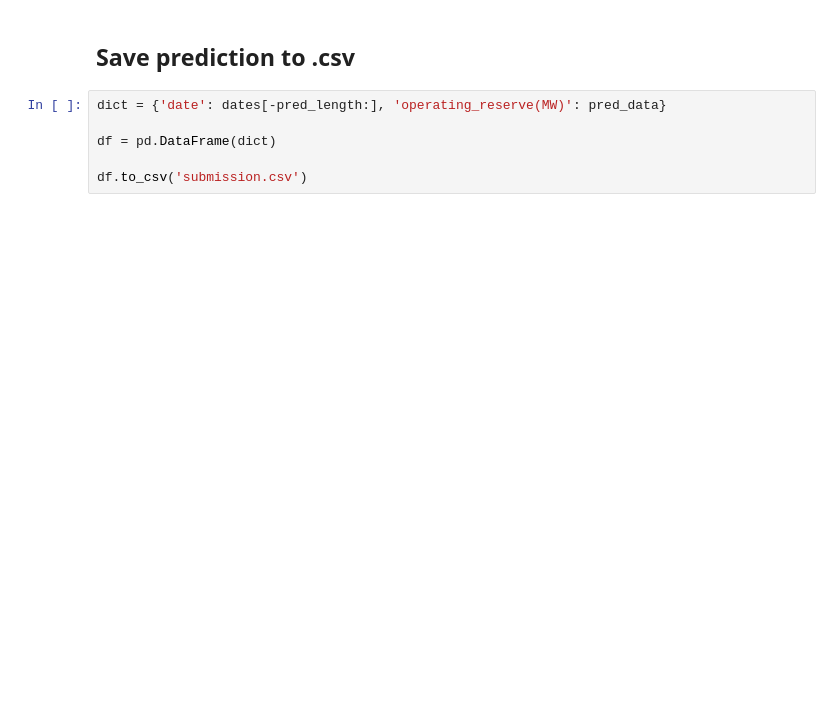
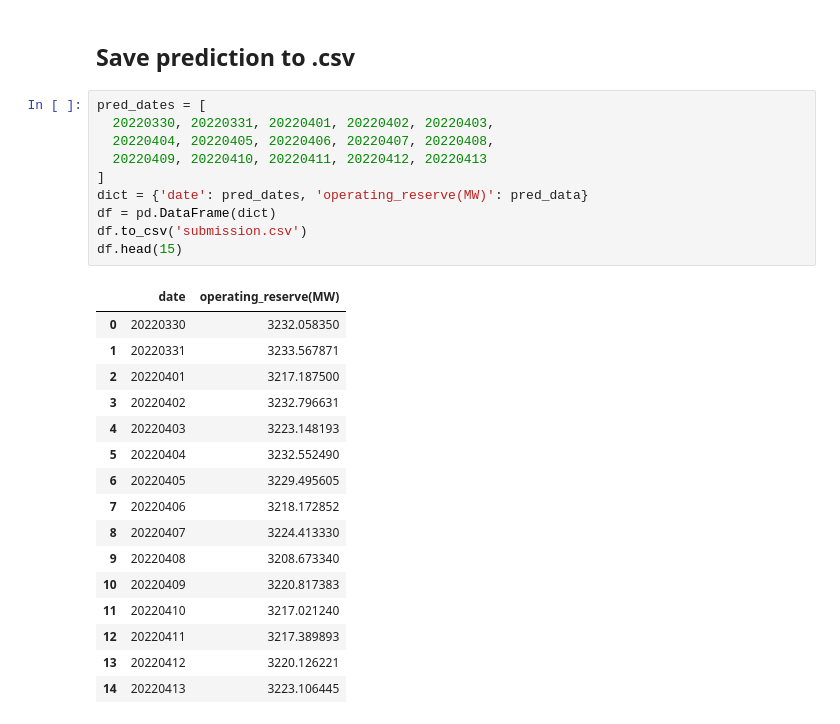
Before and after one commit to curry0622/DSAI-HW-2022, a Jupyter notebook: HW1/app.ipynb, the cells around one changed output. Saved outputs shown, nothing was run; the diff lists cells and outputs as text; blank space fills up the shorter version.

Commit message:
feat: show predict data

```diff
--- a/HW1/app.ipynb
+++ b/HW1/app.ipynb
@@ -264,8 +264,29 @@ Model output: [3212.0981 3209.0598 3211.6675 3212.2737 3206.6743 3218.7263 3211.
 # %% [markdown]
 ## Save prediction to .csv
 # %%
-dict = {'date': dates[-pred_length:], 'operating_reserve(MW)': pred_data}
-
+pred_dates = [
+  20220330, 20220331, 20220401, 20220402, 20220403,
+  20220404, 20220405, 20220406, 20220407, 20220408,
+  20220409, 20220410, 20220411, 20220412, 20220413
+]
+dict = {'date': pred_dates, 'operating_reserve(MW)': pred_data}
 df = pd.DataFrame(dict)
-
 df.to_csv('submission.csv')
+df.head(15)
+# %% [output]
+|  | date | operating_reserve(MW) |
+| 0 | 20220330 | 3232.058350 |
+| 1 | 20220331 | 3233.567871 |
+| 2 | 20220401 | 3217.187500 |
+| 3 | 20220402 | 3232.796631 |
+| 4 | 20220403 | 3223.148193 |
+| 5 | 20220404 | 3232.552490 |
+| 6 | 20220405 | 3229.495605 |
+| 7 | 20220406 | 3218.172852 |
+| 8 | 20220407 | 3224.413330 |
+| 9 | 20220408 | 3208.673340 |
+| 10 | 20220409 | 3220.817383 |
+| 11 | 20220410 | 3217.021240 |
+| 12 | 20220411 | 3217.389893 |
+| 13 | 20220412 | 3220.126221 |
+| 14 | 20220413 | 3223.106445 |
```
Also changed, not shown: parts of 4 cells of this notebook.
